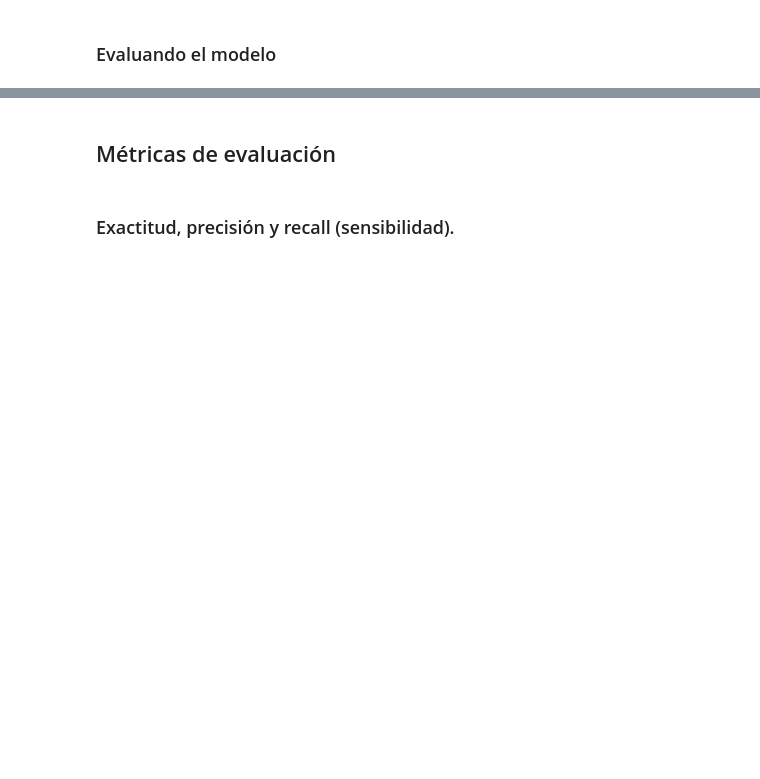
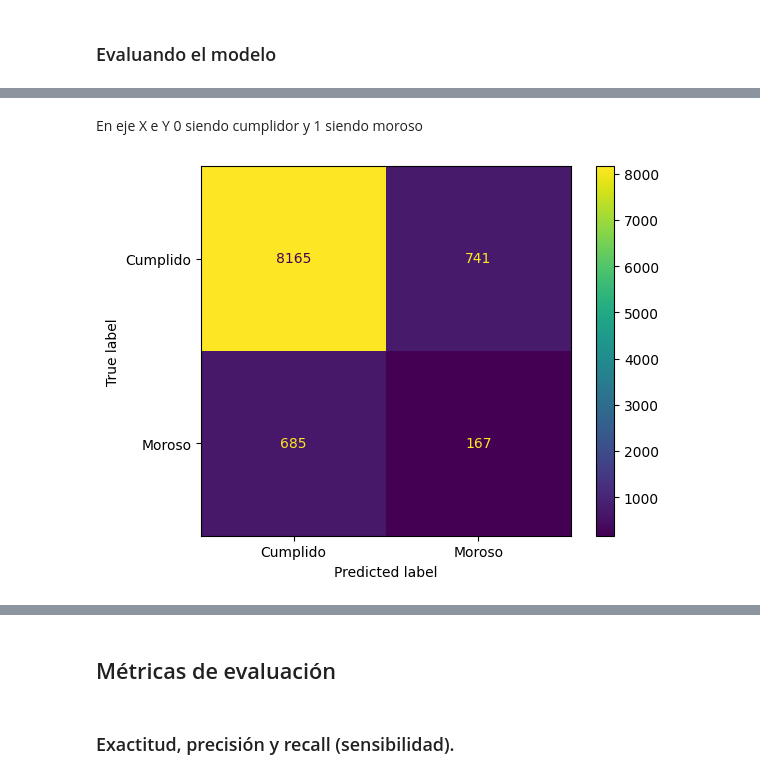
Before and after one commit to Maucho6340/2162-clasificacion-validacion-de-modelos-y-metricas, a Jupyter notebook: Clasificacion_validacion_y_metricas.ipynb, the cells around one changed output, grey strips where cells are left out. Drawn from its saved outputs; the diff is of its cells as text; code cells hidden in the pictures; blank space fills up the shorter version.

```diff
--- a/Clasificacion_validacion_y_metricas.ipynb
+++ b/Clasificacion_validacion_y_metricas.ipynb
@@ -68,0 +132,7 @@ Con el objetivo de verificar la capacidad de generalización de un modelo, debem
+# %% [markdown]
+En eje X e Y 0 siendo cumplidor y 1 siendo moroso
+# %%
+visualizacion=ConfusionMatrixDisplay(confusion_matrix=matriz_confusion, display_labels=['Cumplido','Moroso'])
+visualizacion.plot();
+# %% [output]
+[figure, added]
```
Also changed, not shown: parts of 46 cells of this notebook.
